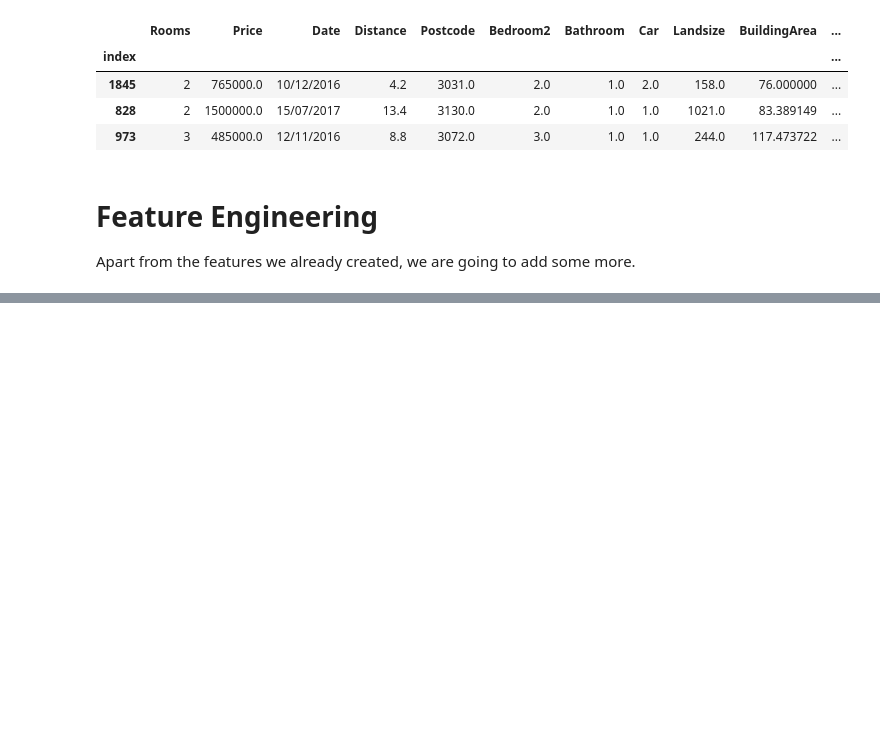
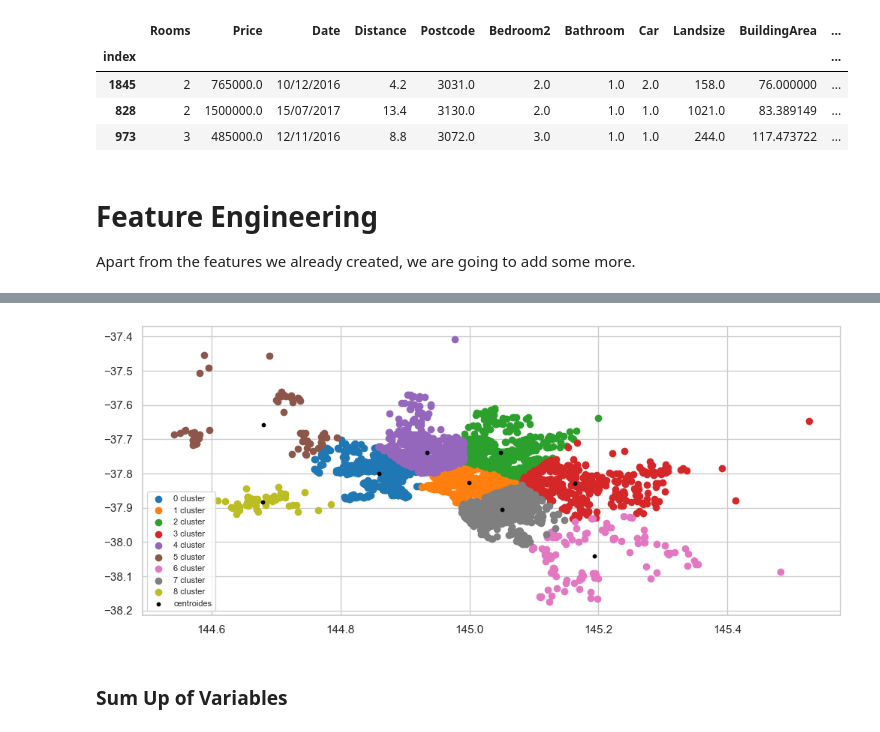
Before and after one commit to nil-andreu/machine-learning-posgrade, a Jupyter notebook: Project 2: Housing Price Prediction/House Pred.ipynb, the cells around one changed output, grey strips where cells are left out. Drawn from its saved outputs; the diff is of its cells as text; code cells hidden in the pictures; blank space fills up the shorter version.

```diff
--- a/Project 2: Housing Price Prediction/House Pred.ipynb
+++ b/Project 2: Housing Price Prediction/House Pred.ipynb
@@ -1208,0 +1341,32 @@ test_set_extended = create_logs(test_set_extended)
+# %%
+# With the same model trained we predict both groups for test & trian
+labels_train = k_means.labels_
+labels_valid = k_means.predict(valid_long_lat)
+labels_test = k_means.predict(test_long_lat)
+# %%
+centroides = k_means.cluster_centers_
+etiquetas = k_means.labels_
+
+unique_labels = np.unique(labels_train)
+
+for label in unique_labels:
+    plt.scatter(
+        train_long_lat.iloc[labels_train == label, 0],
+        train_long_lat.iloc[labels_train == label, 1],
+        label = f"{label} cluster",
+    )
+
+plt.scatter(
+    centroides[:,0],
+    centroides[:,1],
+    label='centroides',
+    color = 'k',
+    s=10
+)
+
+plt.legend(
+    prop={'size': 8}
+)
+plt.show()
+# %% [output]
+[figure, added]
@@ -1209,3 +1382,5 @@ test_set_extended = create_logs(test_set_extended)
+# %% [markdown]
+### Sum Up of Variables
 # %%
 print(train_set_extended.dtypes.to_string())
 # %% [output]
```
Also changed, not shown: parts of 53 cells of this notebook, 1 other file.
